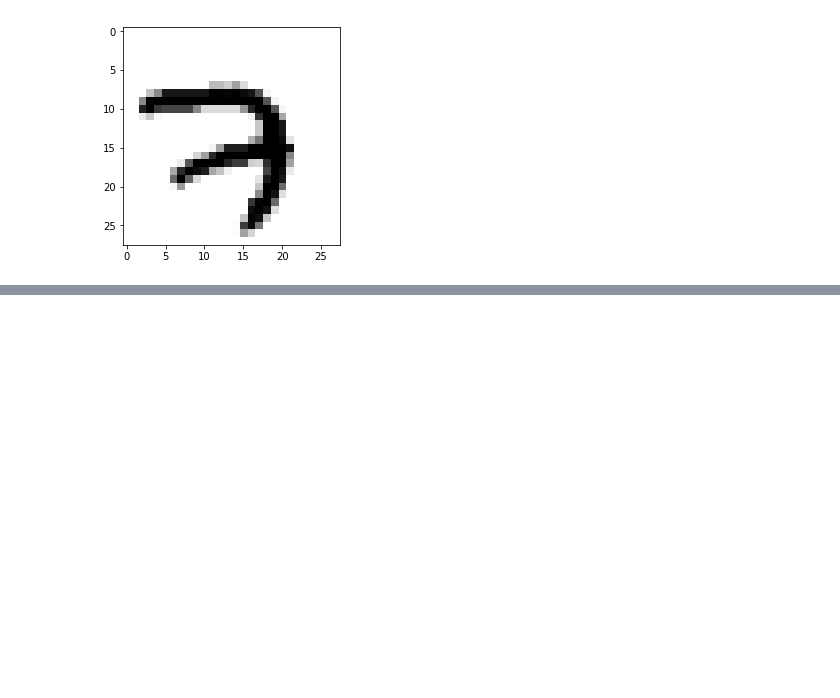
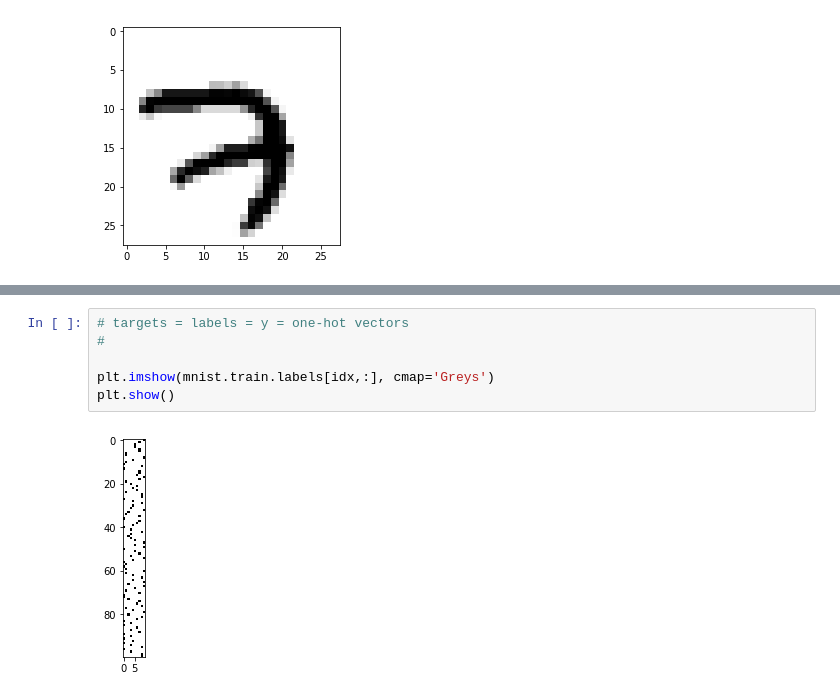
Before and after one commit to tomov/tensorflow-first-steps, a Jupyter notebook: tensorflow mnist tutorial.ipynb, the cells around one changed output, grey strips where cells are left out. Cells and saved outputs as stored; diff of their text form; blank space fills up the shorter version.

Commit message:
mnist tutorial

```diff
--- a/tensorflow mnist tutorial.ipynb
+++ b/tensorflow mnist tutorial.ipynb
@@ -46,0 +48,8 @@ plt.show()
+# %%
+# targets = labels = y = one-hot vectors
+#
+
+plt.imshow(mnist.train.labels[idx,:], cmap='Greys')
+plt.show()
+# %% [output]
+[figure, added]
```
Also changed, not shown: parts of 9 cells of this notebook.
